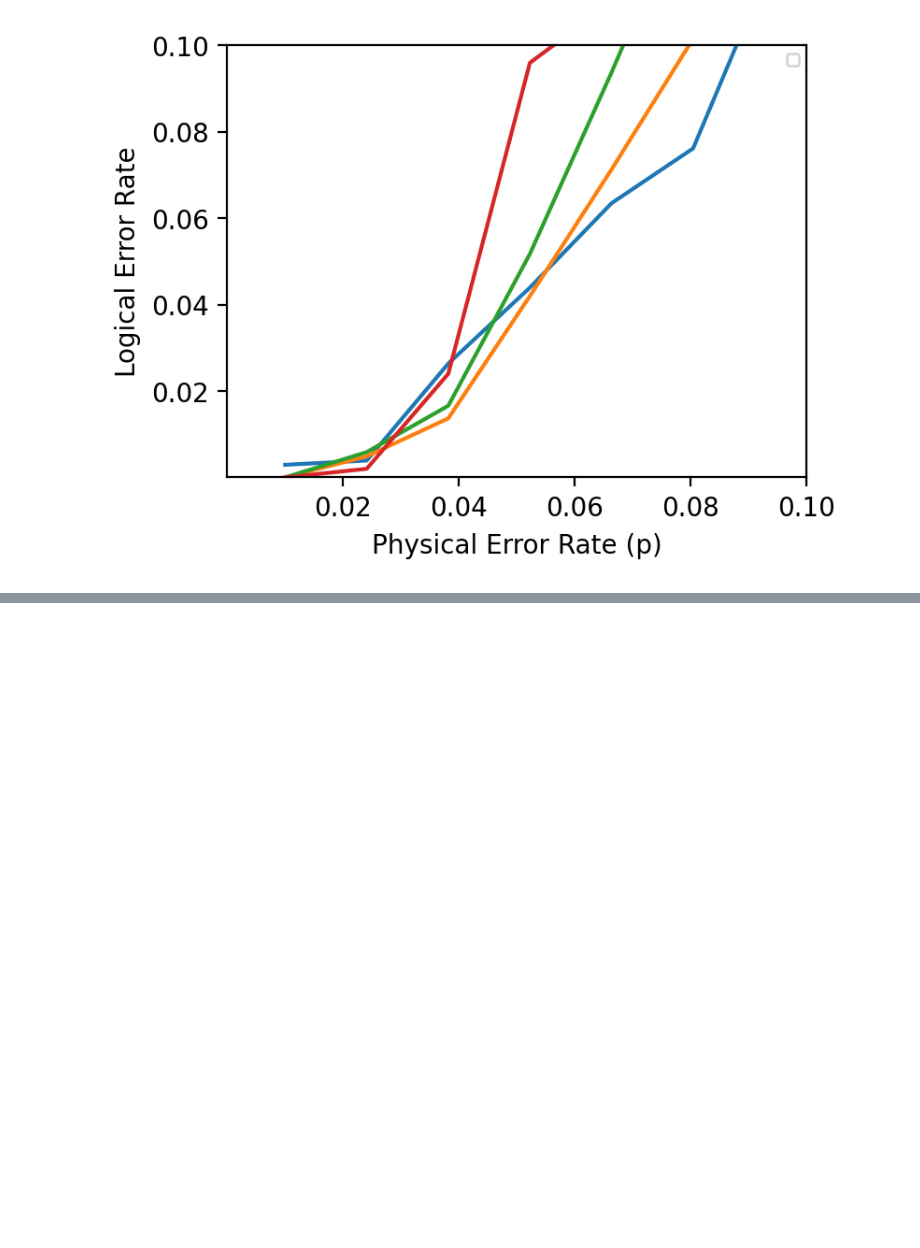
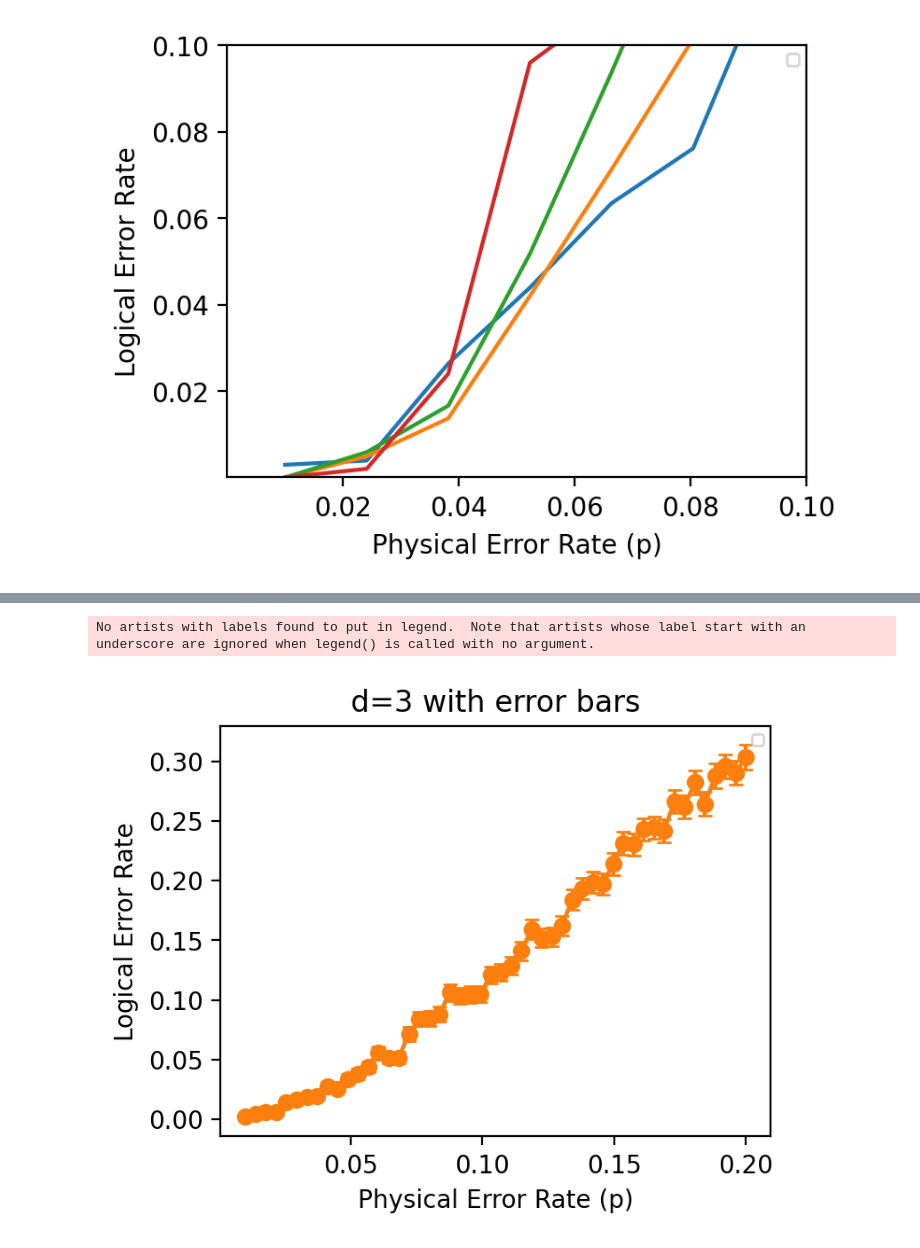
Before and after one commit to snow-apple/bacon_shor_code, a Jupyter notebook: scipydecoder.ipynb, the cells around one changed output, grey strips where cells are left out. Saved outputs shown, nothing was run; the diff lists cells and outputs as text; code cells hidden in the pictures; blank space fills up the shorter version.

Commit message:
edited plot function to be more detailed and added error bars based on std

```diff
--- a/scipydecoder.ipynb
+++ b/scipydecoder.ipynb
@@ -638,0 +643,23 @@ plt.plot()
+# %%
+M=3
+shots = 2000
+physical_error_probs = np.linspace(0.01, 0.2, num=50)#physical error probs
+logical_error_probs=[]
+error_bars_three = []
+for p in physical_error_probs:
+    count = 0 #number of correct guesses from solver
+    for i in range(shots):
+        grid = random_error_grid(M,p)
+        I, C = construct_stabilizers_scipy(M,grid)
+        guess = print_result(*mle_decoder_bs(M**2,I,C,p))
+        if(solver_accuracy(M,grid,solver_to_grid_scipy(M,guess)) != True):
+            count+=1
+    log_error_prob = count/shots
+    std = np.sqrt(log_error_prob * (1 - log_error_prob) / shots)
+    logical_error_probs.append(log_error_prob)
+    error_bars_three.append(std)
+
+phys_three = physical_error_probs
+log_three = logical_error_probs
+print(phys_three)
+print(log_three)
@@ -638,0 +677,5 @@ plt.plot()
+# %%
+plot(phys_three, log_three, "d=3 with error bars", error_bars)
+# %% [output]
+No artists with labels found to put in legend.  Note that artists whose label start with an underscore are ignored when legend() is called with no argument.
+[figure, added]
```
Also changed, not shown: parts of 14 cells of this notebook.
